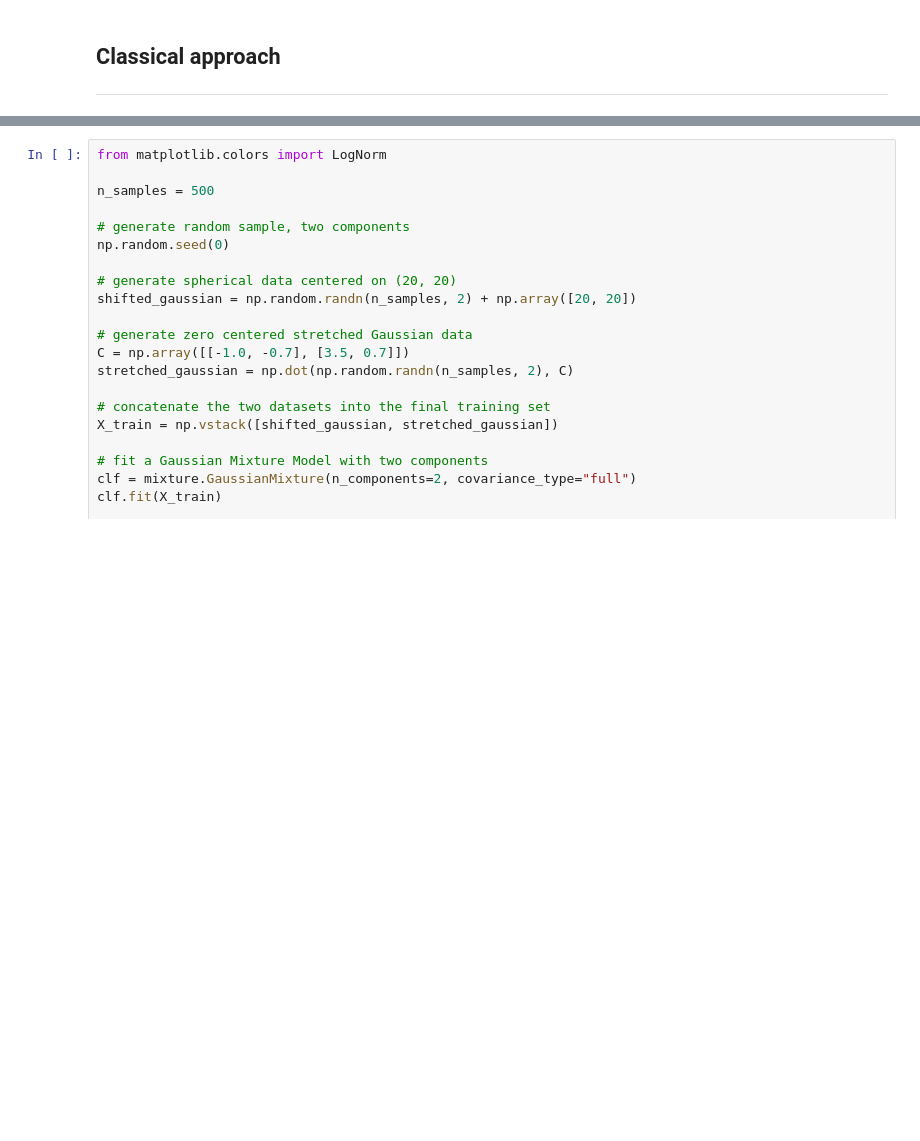
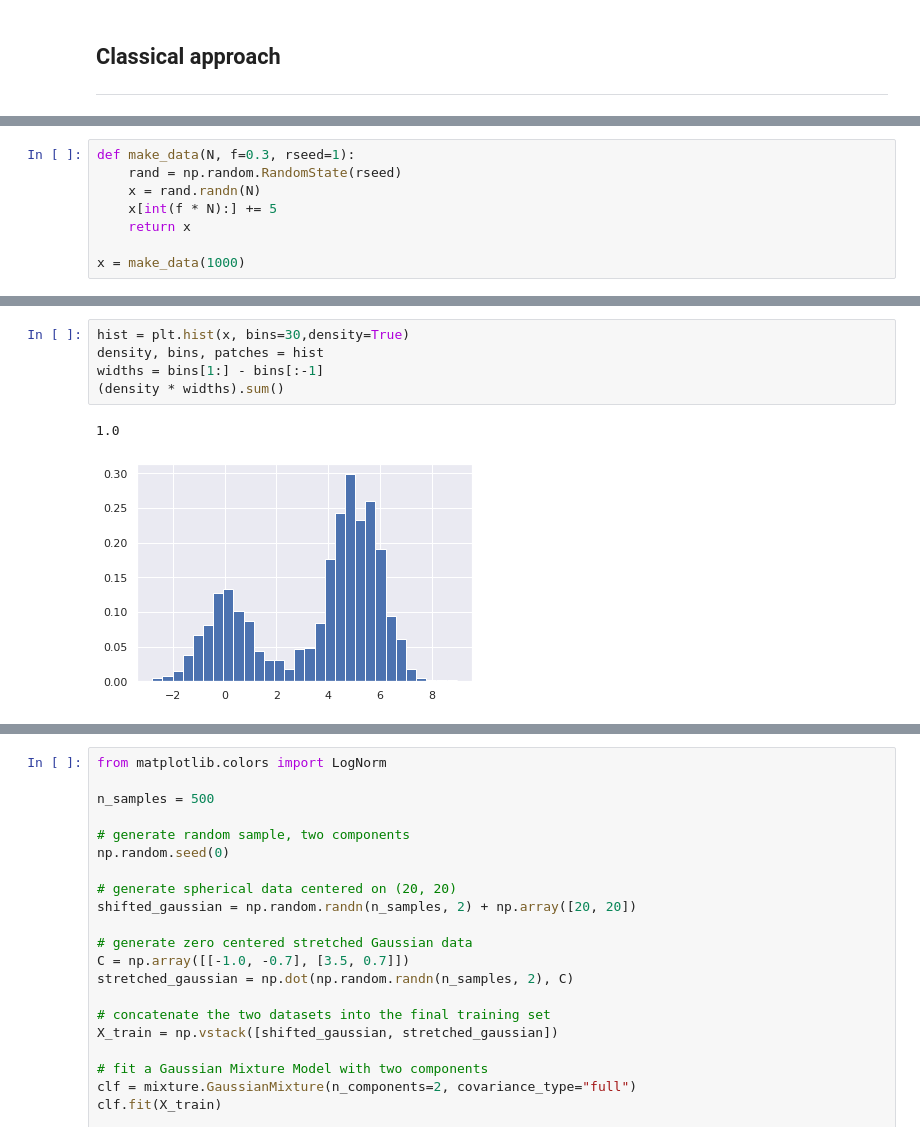
Before and after one commit to mkimhi/cs3600-tutorials, a Jupyter notebook: T6/tutorial6-Generative models.ipynb, the cells around one changed output, grey strips where cells are left out. Drawn from its saved outputs; the diff is of its cells as text; blank space fills up the shorter version.

```diff
--- a/T6/tutorial6-Generative models.ipynb
+++ b/T6/tutorial6-Generative models.ipynb
@@ -107,0 +129,8 @@ simplest is [KDE](https://en.wikipedia.org/wiki/Kernel_density_estimation), but
+# %%
+def make_data(N, f=0.3, rseed=1):
+    rand = np.random.RandomState(rseed)
+    x = rand.randn(N)
+    x[int(f * N):] += 5
+    return x
+
+x = make_data(1000)
@@ -107,0 +145,8 @@ simplest is [KDE](https://en.wikipedia.org/wiki/Kernel_density_estimation), but
+# %%
+hist = plt.hist(x, bins=30,density=True)
+density, bins, patches = hist
+widths = bins[1:] - bins[:-1]
+(density * widths).sum()
+# %% [output]
+1.0
+[figure, added]
```
Also changed, not shown: parts of 17 cells of this notebook, 10 other files.
